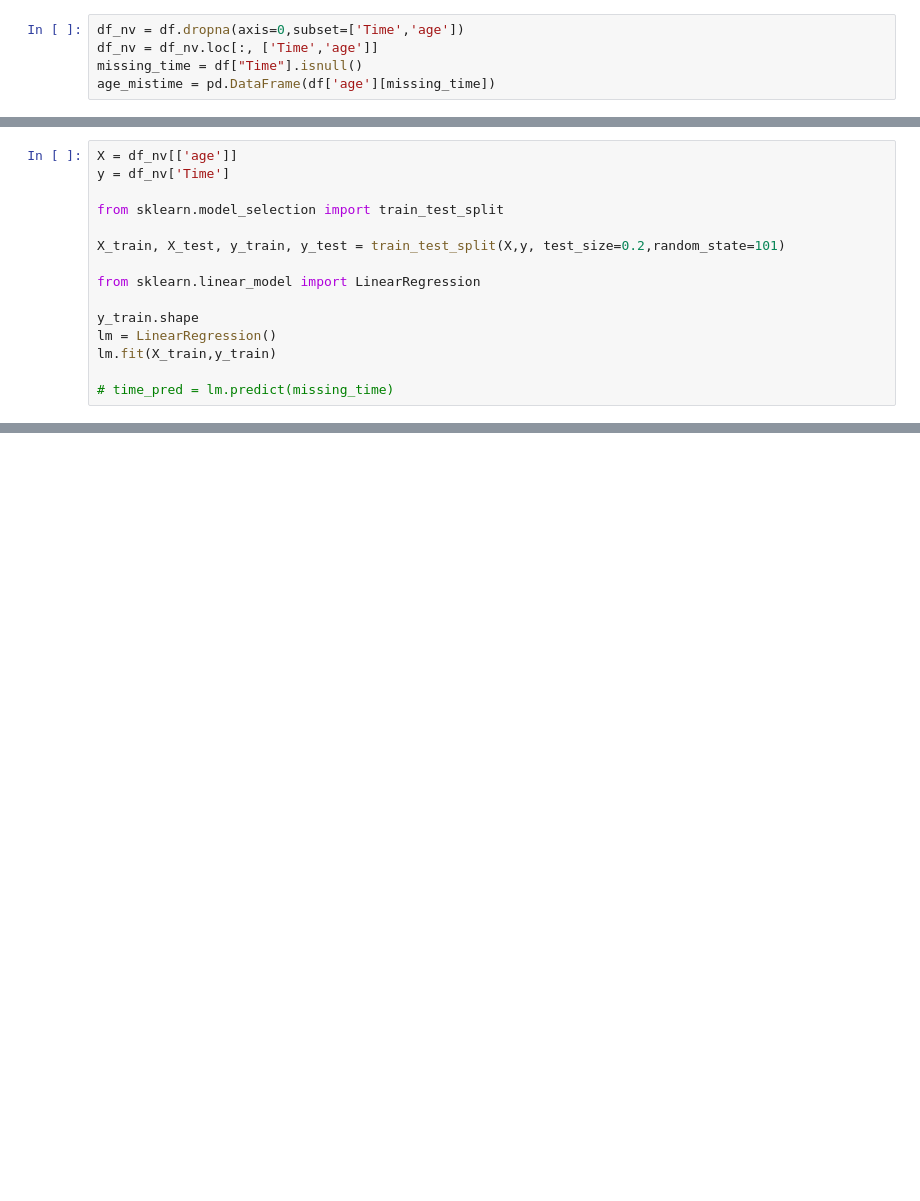
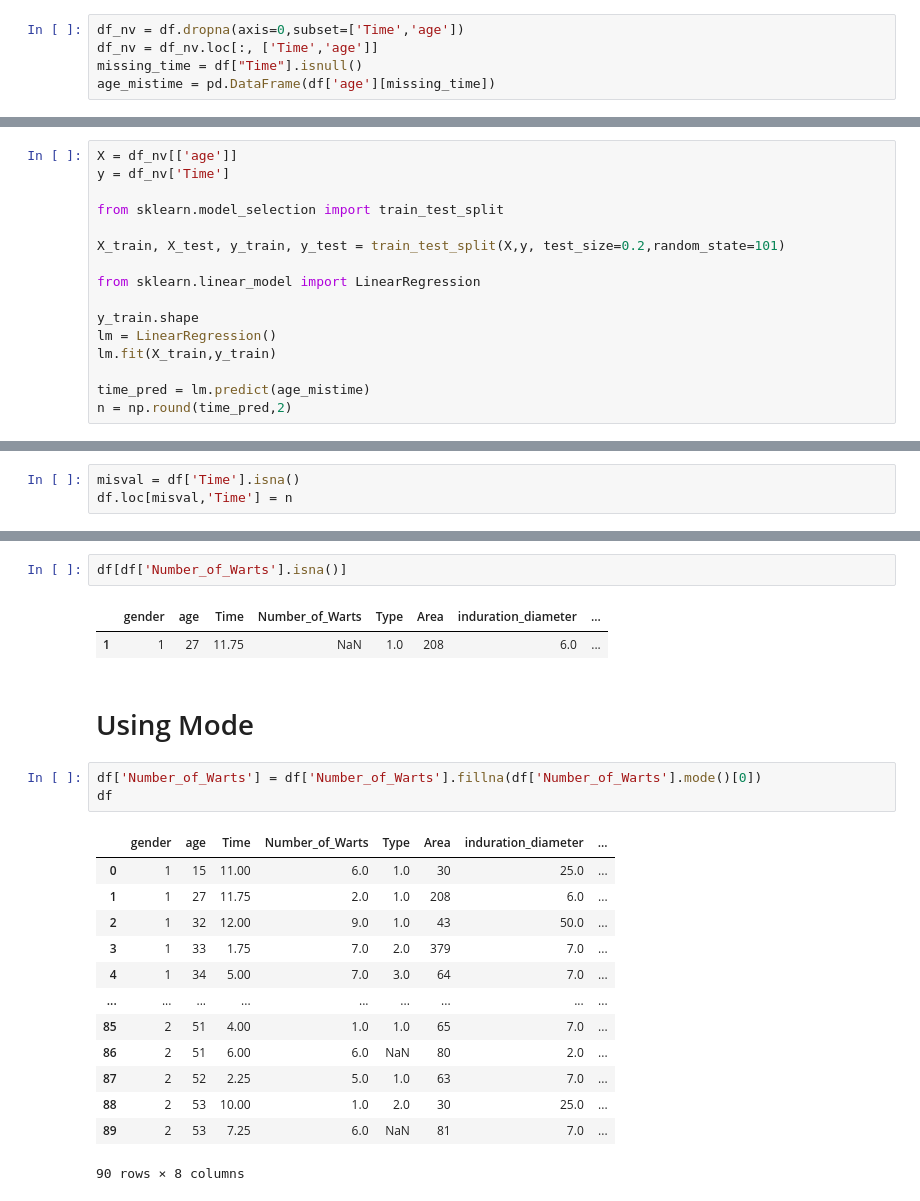
Before and after one commit to biljef727/ALP_DataMining, a Jupyter notebook: BillyJefferson_ALP_0706022010003.ipynb, the cells around one changed output, grey strips where cells are left out. Cells and saved outputs as stored; diff of their text form; blank space fills up the shorter version.

```diff
--- a/BillyJefferson_ALP_0706022010003.ipynb
+++ b/BillyJefferson_ALP_0706022010003.ipynb
@@ -93,4 +96,5 @@ y_train.shape
 lm = LinearRegression()
 lm.fit(X_train,y_train)
 
-# time_pred = lm.predict(missing_time)
+time_pred = lm.predict(age_mistime)
+n = np.round(time_pred,2)
@@ -102,0 +108,3 @@ LinearRegression()
+# %%
+misval = df['Time'].isna()
+df.loc[misval,'Time'] = n
@@ -102,0 +146,24 @@ LinearRegression()
+# %%
+df[df['Number_of_Warts'].isna()]
+# %% [output]
+|  | gender | age | Time | Number_of_Warts | Type | Area | induration_diameter | ... |
+| 1 | 1 | 27 | 11.75 | NaN | 1.0 | 208 | 6.0 | ... |
+# %% [markdown]
+# Using Mode
+# %%
+df['Number_of_Warts'] = df['Number_of_Warts'].fillna(df['Number_of_Warts'].mode()[0])
+df
+# %% [output]
+|  | gender | age | Time | Number_of_Warts | Type | Area | induration_diameter | ... |
+| 0 | 1 | 15 | 11.00 | 6.0 | 1.0 | 30 | 25.0 | ... |
+| 1 | 1 | 27 | 11.75 | 2.0 | 1.0 | 208 | 6.0 | ... |
+| 2 | 1 | 32 | 12.00 | 9.0 | 1.0 | 43 | 50.0 | ... |
+| 3 | 1 | 33 | 1.75 | 7.0 | 2.0 | 379 | 7.0 | ... |
+| 4 | 1 | 34 | 5.00 | 7.0 | 3.0 | 64 | 7.0 | ... |
+| ... | ... | ... | ... | ... | ... | ... | ... | ... |
+| 85 | 2 | 51 | 4.00 | 1.0 | 1.0 | 65 | 7.0 | ... |
+| 86 | 2 | 51 | 6.00 | 6.0 | NaN | 80 | 2.0 | ... |
+| 87 | 2 | 52 | 2.25 | 5.0 | 1.0 | 63 | 7.0 | ... |
+| 88 | 2 | 53 | 10.00 | 1.0 | 2.0 | 30 | 25.0 | ... |
+| 89 | 2 | 53 | 7.25 | 6.0 | NaN | 81 | 7.0 | ... |
+90 rows × 8 columns
```
Also changed, not shown: parts of 29 cells of this notebook.
